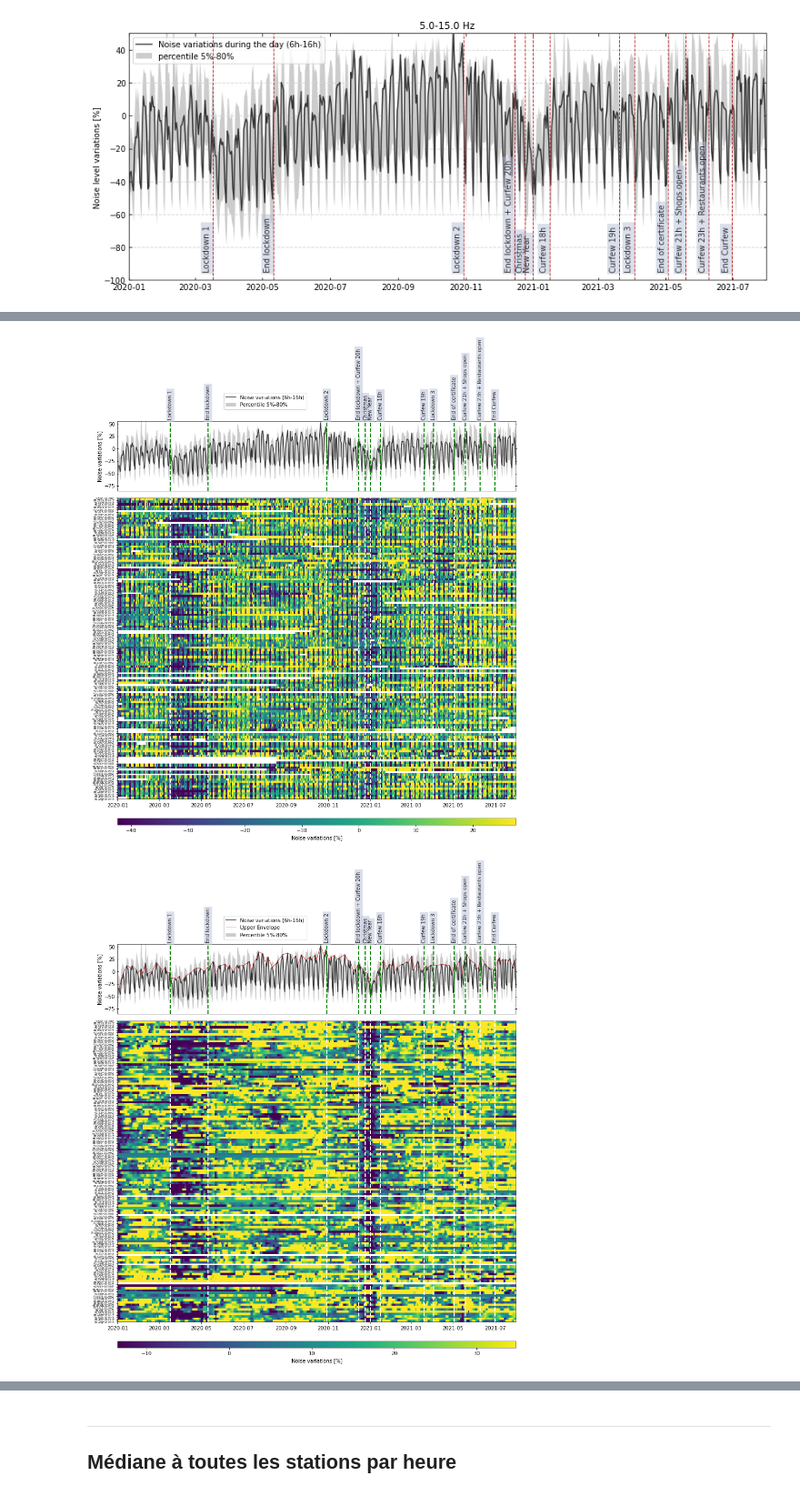
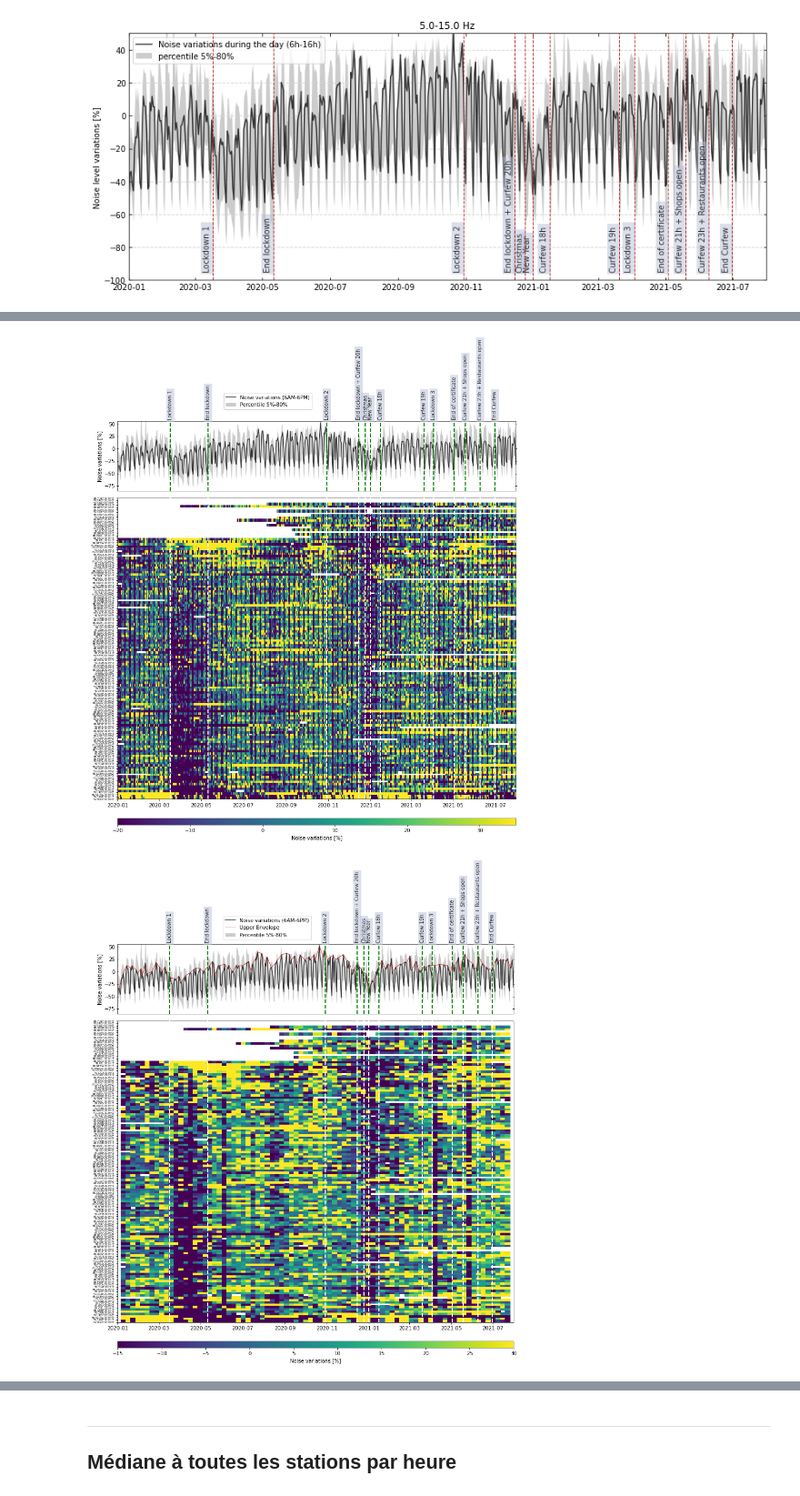
Before and after one commit to FlavienMattern/seismic-noise, a Jupyter notebook: fr_noise_overview.ipynb, the cells around one changed output, grey strips where cells are left out. Shown at 91% size. Drawn from its saved outputs; the diff is of its cells as text; code cells hidden in the pictures.

Commit message:
Changements enveloppes + comparaison heure/semaine

```diff
--- a/fr_noise_overview.ipynb
+++ b/fr_noise_overview.ipynb
@@ -241,0 +247,13 @@ plt.show()
+# %%
+week = [(0, 'Monday'), (1, 'Tuesday'), (2, 'Wednesday'), (3, 'Thursday'), (4, 'Friday'), (5, 'Saturday'), (6, 'Sunday')]
+
+# On détermine les jours de la semaine de tous les jours étudiés
+week_count = {'Monday':[], 'Tuesday':[], 'Wednesday':[], 'Thursday':[], 'Friday':[], 'Saturday':[], 'Sunday':[]}
+
+for iDay in range(len(dates)):
+    for iw, weekday in week:
+        if dates[iDay].dayofweek==iw:
+            week_count[weekday].append(iDay)
+
+for key in week_count.keys():
+    week_count[key] = np.array(week_count[key])
@@ -267,6 +329,6 @@ for i in range(np.shape(med_var)[0]):
 # %%
 # Signal à afficher
-signal_choice = "all" # "all", "env_up", "env_down"
+signal_choice = "env_down" # "all", "env_up", "env_down"
 
 for signal_choice in ["all", "env_up", "env_down"]:
 
@@ -276,11 +338,11 @@ for signal_choice in ["all", "env_up", "env_down"]:
 
     if signal_choice == "env_up":
         filename_suffix = "_envUP"
-        cbar_lim = (-10, 100)
+        cbar_lim = (-15, 30)
 
     if signal_choice == "env_down":
         filename_suffix = "_envDOWN"
-        cbar_lim = (-30, 15)
+        cbar_lim = (-50, 0)
 
 
 
@@ -298,11 +360,14 @@ for signal_choice in ["all", "env_up", "env_down"]:
     plt.ylim(3.5 * np.quantile(noise_fr, 0.05), 5 * np.quantile(noise_fr, 0.95))
     plt.xlim([dates[0], dates[-1]])
     plt.ylabel("Noise variations [%]")
-    plt.plot(dates, noise_fr, color=color, lw=1.5, zorder=3, label="Noise variations (6h-16h)")
+    plt.plot(dates, noise_fr, color=color, lw=1.5, zorder=3, label="Noise variations (6AM-6PM)")
+
     if signal_choice == "env_up":
         plt.plot(dates, enveloppe(dates, noise_fr)[1], color="#D32727", label="Upper Envelope", lw=1)
     if signal_choice == "env_down":
-        plt.plot(dates, enveloppe(dates, noise_fr)[0], color="#D32727", label="Lower Envelope", lw=1)
+        plt.plot(dates[week_count['Sunday']], noise_fr[week_count['Sunday']], color="#D32727", label="Upper Envelope", lw=1)
+        # plt.plot(dates, enveloppe(dates, noise_fr)[0], color="#D32727", label="Lower Envelope", lw=1)
+
     plt.fill_between(dates, perc_i, perc_f,alpha=.25, label="Percentile 5%-80%", color=color, lw=0)
     plt.ylim(2*np.quantile(noise_fr, 0.05), 2*np.quantile(noise_fr, 0.95))
     plt.legend(loc=2, bbox_to_anchor=(0.26, 1.45))
@@ -322,38 +387,49 @@ for signal_choice in ["all", "env_up", "env_down"]:
     ### MEDIANE COLORMESH
     # plt.subplot(grid[5])
     # plt.tick_params(direction="inout", which="both", top=True, right=True)
+
     if signal_choice == "all":      array1D = noise_fr
     if signal_choice == "env_up":   array1D = enveloppe(dates, noise_fr)[1]
     if signal_choice == "env_down": array1D = enveloppe(dates, noise_fr)[0]
+
     # plt.pcolormesh(dates, [".", ""], [array1D, array1D])
     # plt.yticks([])
     # plt.xticks([])
     # plt.clim(cbar_lim)
     # plt.clim(np.quantile(array1D, 0.05), np.quantile(array1D, 0.95))
 
 
     ### DETAILS
     plt.subplot(grid[5:])
     if signal_choice == "all":      array2D = med_var
     if signal_choice == "env_up":   array2D = env_up_matrix
     if signal_choice == "env_down": array2D = env_down_matrix
-    plt.pcolormesh(dates, st_list, array2D)
+    ref = np.nanmedian(np.array(med_var)[:,14:69], axis=1)
+    l1  = np.nanmedian(np.array(med_var)[:,76:131], axis=1)
+    varr = l1-ref
+    sort_list = varr.argsort()
+    array2D_bis = [array2D[i] for i in sort_list]
+    st_list_bis = [st_list[i] for i in sort_list]
+    if signal_choice == "all":      plt.pcolormesh(dates, st_list_bis, array2D_bis)
+    if signal_choice == "env_up":   plt.pcolormesh(dates[week_count['Monday']], st_list_bis, array2D_bis)
+    if signal_choice == "env_down": plt.pcolormesh(dates[week_count['Sunday']], st_list_bis, array2D_bis)
+    plt.xlim([dates[0], dates[-1]])
     plt.tick_params(axis='y', labelsize=5)
 
     for n in range(len(dates_tags)):
         t_search = dates_tags[n]
         desc_search = desc_tags[n]
         t_text = t_search - pd.Timedelta("0 days")
         plt.axvline(t_search, ls="--", lw=2, color="white", zorder=10)   # Confinement 1
 
-    # plt.clim(cbar_lim)
-    plt.clim(np.quantile(array1D, 0.05), np.quantile(array1D, 0.95))
+    plt.clim(cbar_lim)
+    # plt.clim(np.quantile(array1D, 0.05), np.quantile(array1D, 0.95))
     plt.colorbar(orientation="horizontal", label='Noise variations [%]', pad=0.05, shrink=1, aspect=60)
     fig.tight_layout()
 
     folder = "RESULTS/FR/all_stations/{}Hz".format(freq_str)
     if not os.path.exists(folder): os.makedirs(folder)
     plt.savefig("{}/ts_day_details{}.png".format(folder, filename_suffix), dpi=150)
 # %% [output]
-[figure, old version]
+[figure, new version]
-[figure, old version]
+[figure, new version]
```
Also changed, not shown: parts of 16 cells of this notebook.
